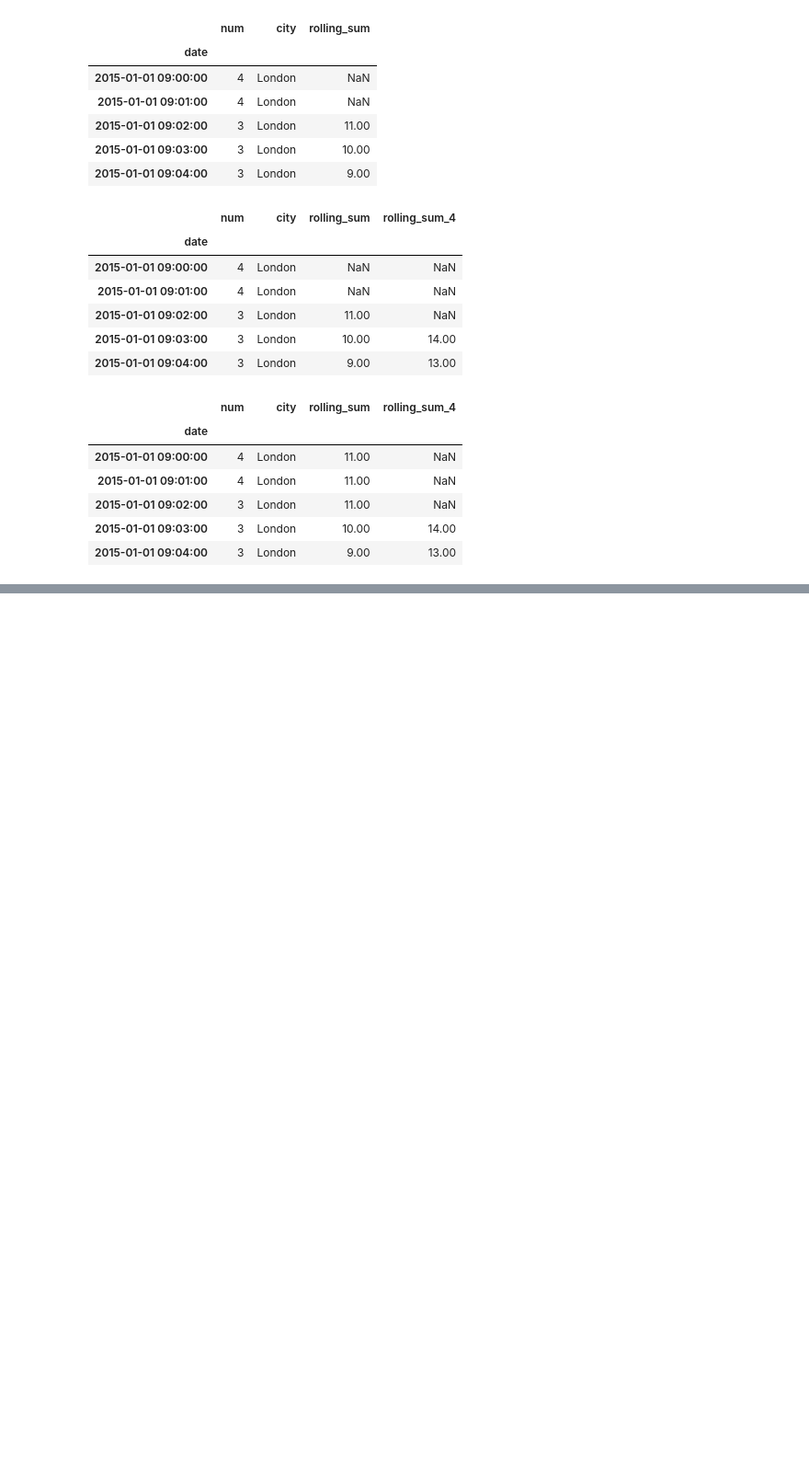
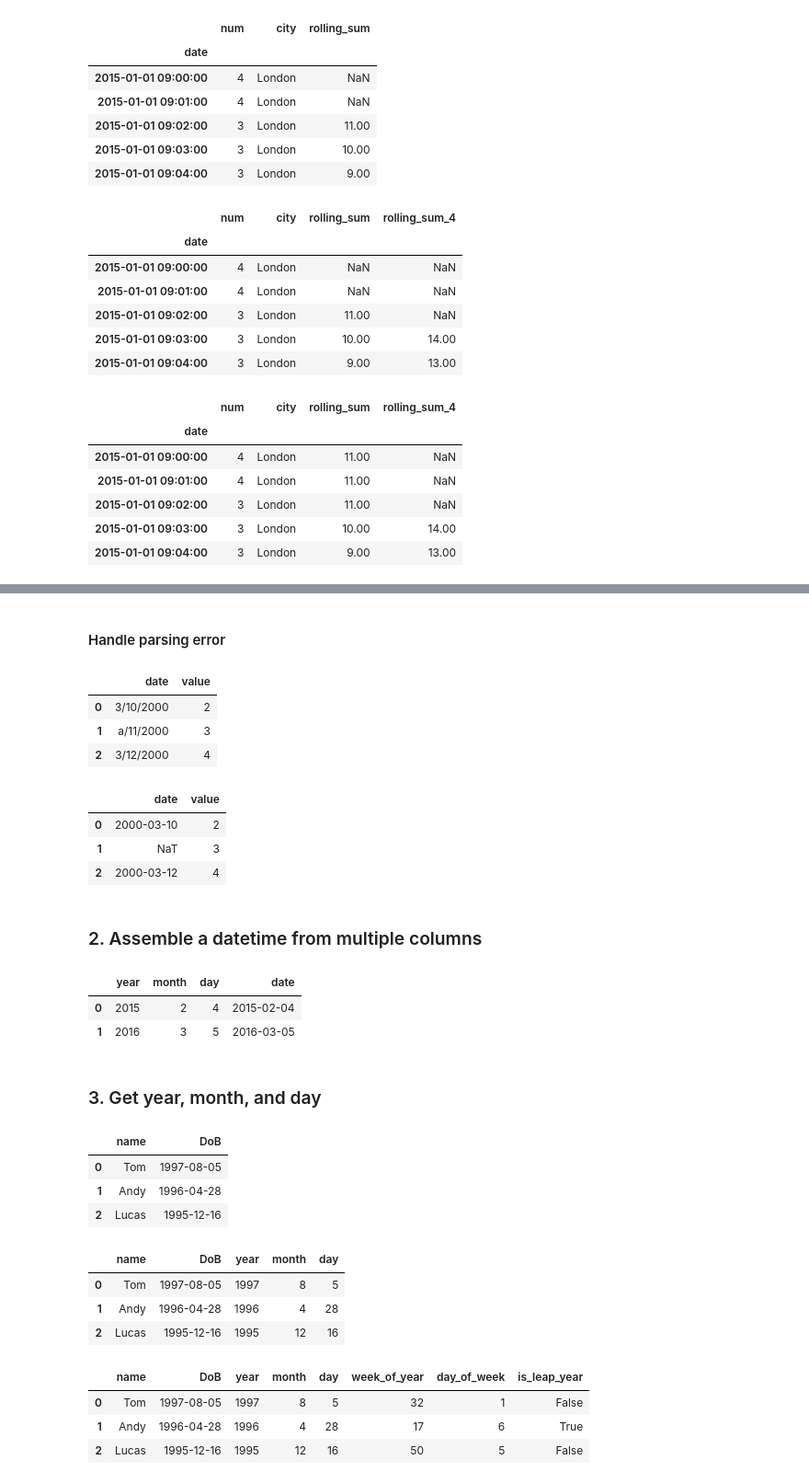
Before and after one commit to SwimmingInCodes/dataAnalysis, a Jupyter notebook: pandas/pandas_datetime.ipynb, the cells around one changed output, grey strips where cells are left out. Shown: that part at 92% size. Cells and saved outputs as stored; diff of their text form; code cells hidden in the pictures; blank space fills up the shorter version.

```diff
--- a/pandas/pandas_datetime.ipynb
+++ b/pandas/pandas_datetime.ipynb
@@ -506,0 +584,64 @@ df.head()
+# %% [markdown]
+#### Handle parsing error
+# %%
+df = pd.DataFrame({'date': ['3/10/2000', 'a/11/2000', '3/12/2000'],
+                   'value': [2, 3, 4]})
+df['date'] = pd.to_datetime(df['date'], errors='ignore')
+df
+# %% [output]
+|  | date | value |
+| 0 | 3/10/2000 | 2 |
+| 1 | a/11/2000 | 3 |
+| 2 | 3/12/2000 | 4 |
+# %%
+df['date'] = pd.to_datetime(df['date'], errors='coerce')
+df
+# %% [output]
+|  | date | value |
+| 0 | 2000-03-10 | 2 |
+| 1 | NaT | 3 |
+| 2 | 2000-03-12 | 4 |
+# %% [markdown]
+### 2. Assemble a datetime from multiple columns
+# %%
+df = pd.DataFrame({'year': [2015, 2016],
+                   'month': [2, 3],
+                   'day': [4, 5]})
+df['date'] = pd.to_datetime(df)
+df
+# %% [output]
+|  | year | month | day | date |
+| 0 | 2015 | 2 | 4 | 2015-02-04 |
+| 1 | 2016 | 3 | 5 | 2016-03-05 |
+# %% [markdown]
+### 3. Get year, month, and day
+# %%
+df = pd.DataFrame({'name': ['Tom', 'Andy', 'Lucas'],
+                 'DoB': ['08-05-1997', '04-28-1996', '12-16-1995']})
+df['DoB'] = pd.to_datetime(df['DoB'])
+df
+# %% [output]
+|  | name | DoB |
+| 0 | Tom | 1997-08-05 |
+| 1 | Andy | 1996-04-28 |
+| 2 | Lucas | 1995-12-16 |
+# %%
+df['year']= df['DoB'].dt.year
+df['month']= df['DoB'].dt.month
+df['day']= df['DoB'].dt.day
+df
+# %% [output]
+|  | name | DoB | year | month | day |
+| 0 | Tom | 1997-08-05 | 1997 | 8 | 5 |
+| 1 | Andy | 1996-04-28 | 1996 | 4 | 28 |
+| 2 | Lucas | 1995-12-16 | 1995 | 12 | 16 |
+# %%
+df['week_of_year'] = df['DoB'].dt.isocalendar().week
+df['day_of_week'] = df['DoB'].dt.dayofweek
+df['is_leap_year'] = df['DoB'].dt.is_leap_year
+df
+# %% [output]
+|  | name | DoB | year | month | day | week_of_year | day_of_week | is_leap_year |
+| 0 | Tom | 1997-08-05 | 1997 | 8 | 5 | 32 | 1 | False |
+| 1 | Andy | 1996-04-28 | 1996 | 4 | 28 | 17 | 6 | True |
+| 2 | Lucas | 1995-12-16 | 1995 | 12 | 16 | 50 | 5 | False |
```
Also changed, not shown: parts of 13 cells of this notebook, 2 other files.
